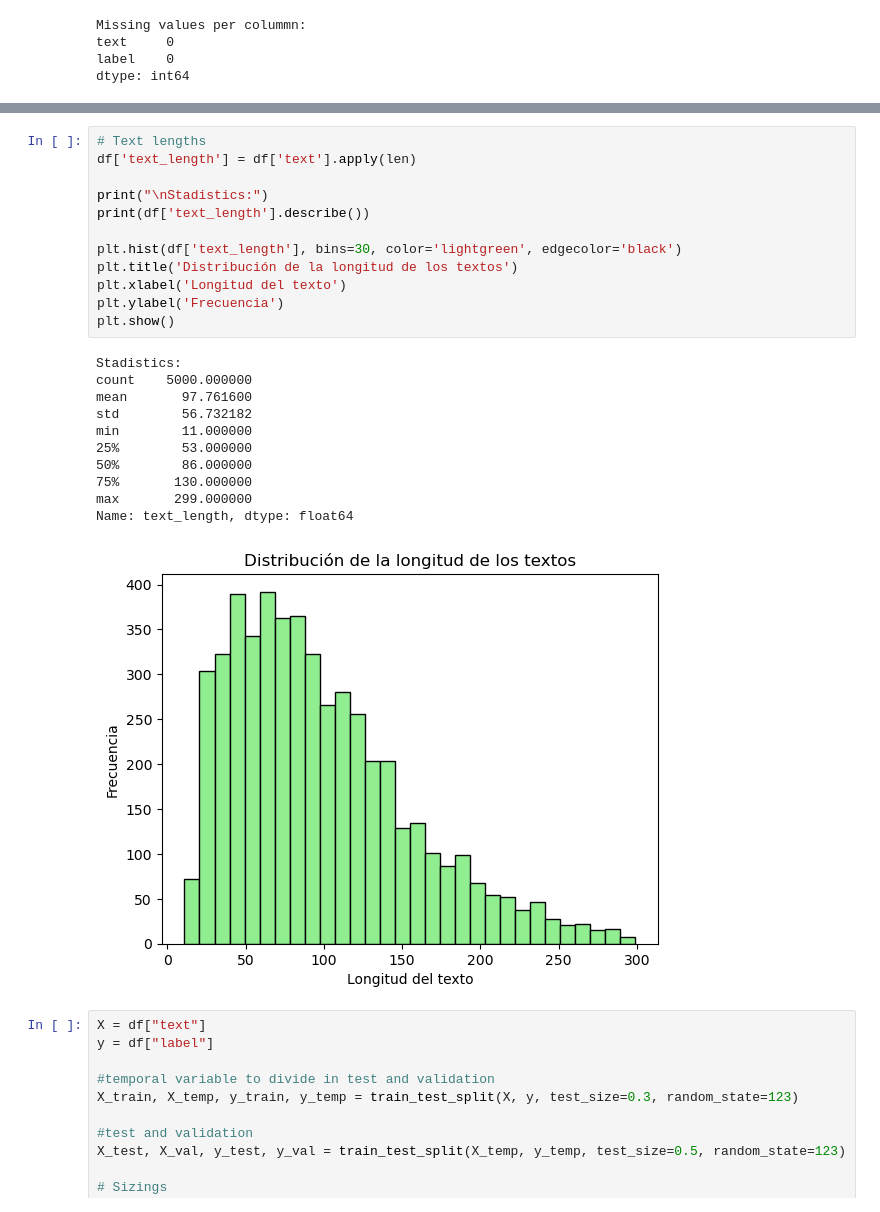
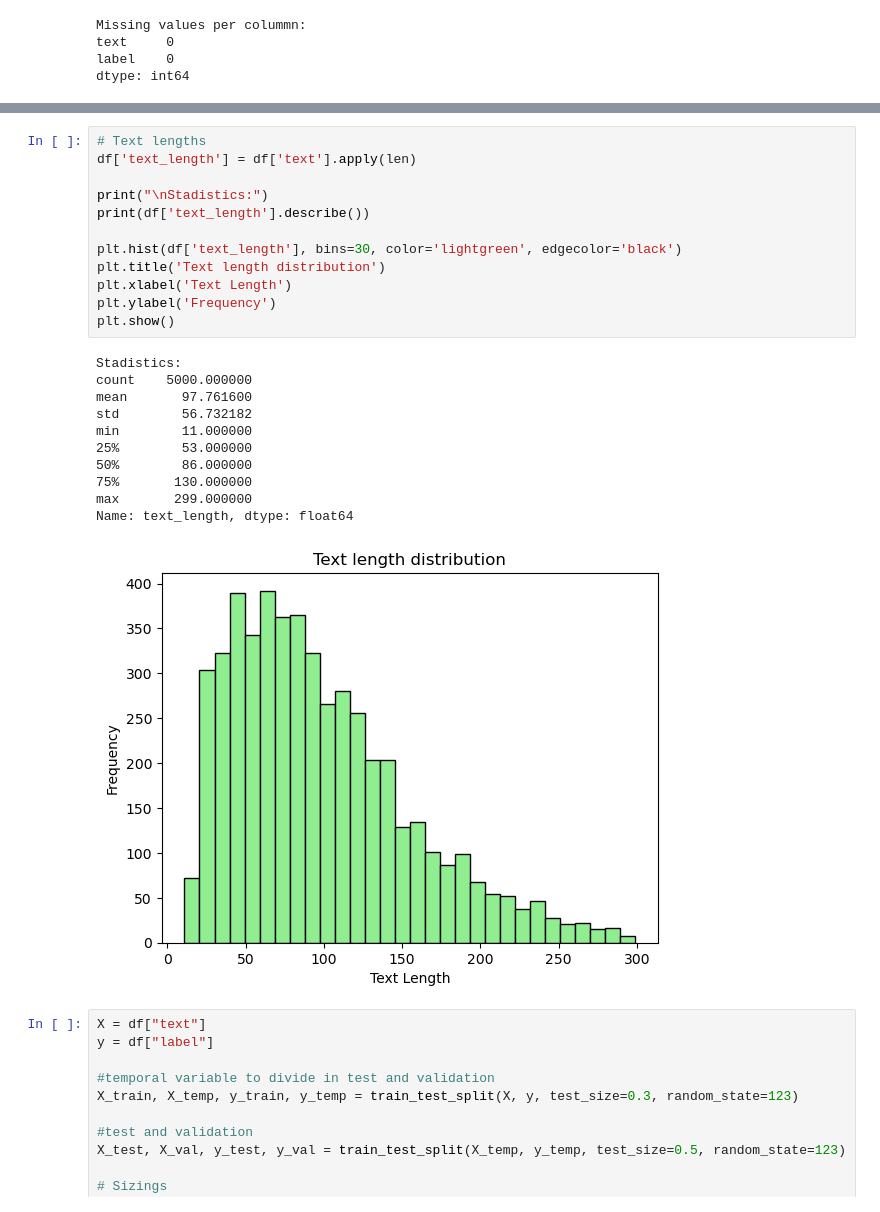
Before and after one commit to sofiaamartinezz/IS_Seminar2, a Jupyter notebook: assignment.ipynb, the cells around one changed output, grey strips where cells are left out. Cells and saved outputs as stored; diff of their text form.

```diff
--- a/assignment.ipynb
+++ b/assignment.ipynb
@@ -53,27 +53,27 @@ plt.show()
 # %%
 # Text lengths
 df['text_length'] = df['text'].apply(len)
 
 print("\nStadistics:")
 print(df['text_length'].describe())
 
 plt.hist(df['text_length'], bins=30, color='lightgreen', edgecolor='black')
-plt.title('Distribución de la longitud de los textos')
-plt.xlabel('Longitud del texto')
-plt.ylabel('Frecuencia')
+plt.title('Text length distribution')
+plt.xlabel('Text Length')
+plt.ylabel('Frequency')
 plt.show()
 # %% [output]
 Stadistics:
 count    5000.000000
 mean       97.761600
 std        56.732182
 min        11.000000
 25%        53.000000
 50%        86.000000
 75%       130.000000
 max       299.000000
 Name: text_length, dtype: float64
-[figure, old version]
+[figure, new version]
 # %%
 X = df["text"]
 y = df["label"]
```
Also changed, not shown: parts of 22 cells of this notebook, 2 other files.
